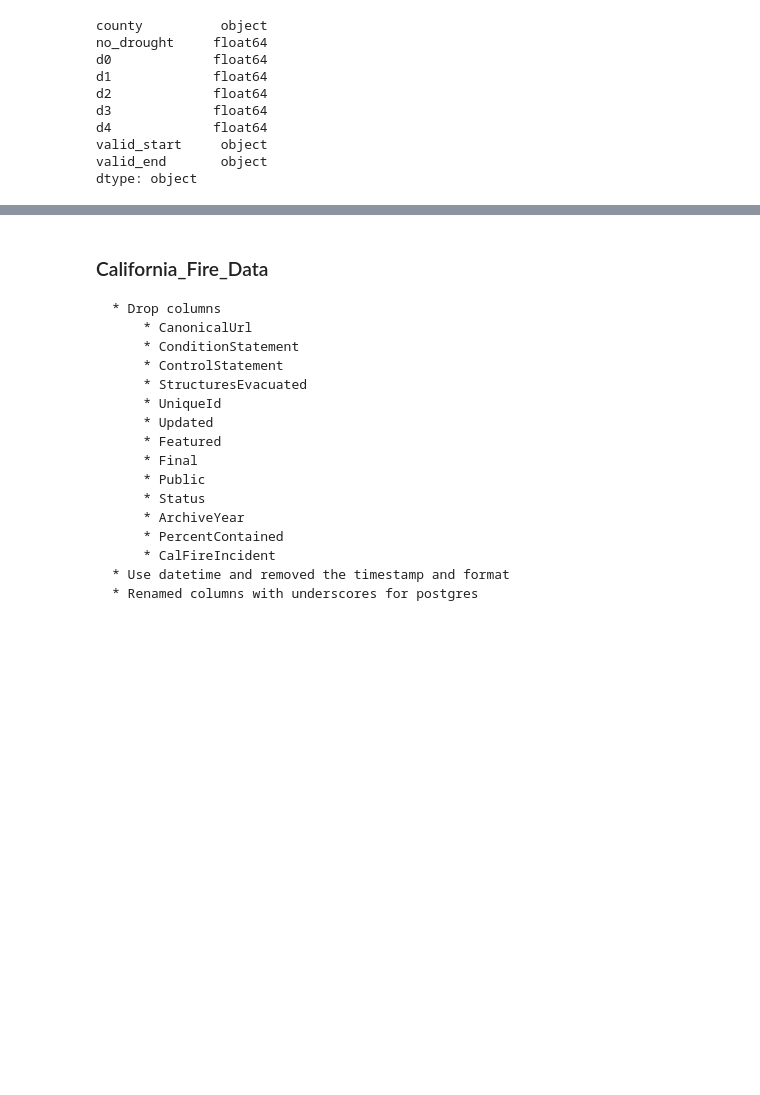
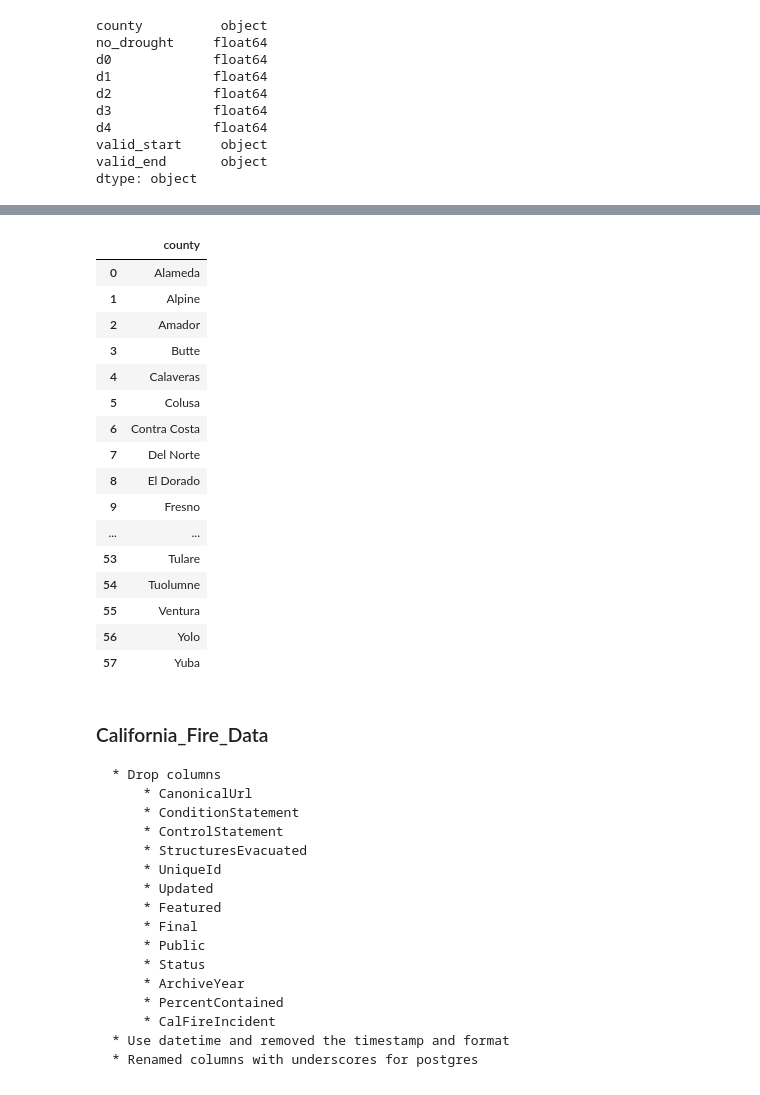
Before and after one commit to ericpiper/etl, a Jupyter notebook: etl_project.ipynb, the cells around one changed output, grey strips where cells are left out. Cells and saved outputs as stored; diff of their text form; code cells hidden in the pictures; blank space fills up the shorter version.

```diff
--- a/etl_project.ipynb
+++ b/etl_project.ipynb
@@ -78,6 +84,26 @@ counties_df.head()
 | 2 | Amador |
 | 3 | Butte |
 | 4 | Calaveras |
+# %%
+counties_df
+# %% [output]
+|  | county |
+| 0 | Alameda |
+| 1 | Alpine |
+| 2 | Amador |
+| 3 | Butte |
+| 4 | Calaveras |
+| 5 | Colusa |
+| 6 | Contra Costa |
+| 7 | Del Norte |
+| 8 | El Dorado |
+| 9 | Fresno |
+| ... | ... |
+| 53 | Tulare |
+| 54 | Tuolumne |
+| 55 | Ventura |
+| 56 | Yolo |
+| 57 | Yuba |
 # %% [markdown]
 ### California_Fire_Data
     * Drop columns
```
Also changed, not shown: parts of 11 cells of this notebook, 2 other files.
